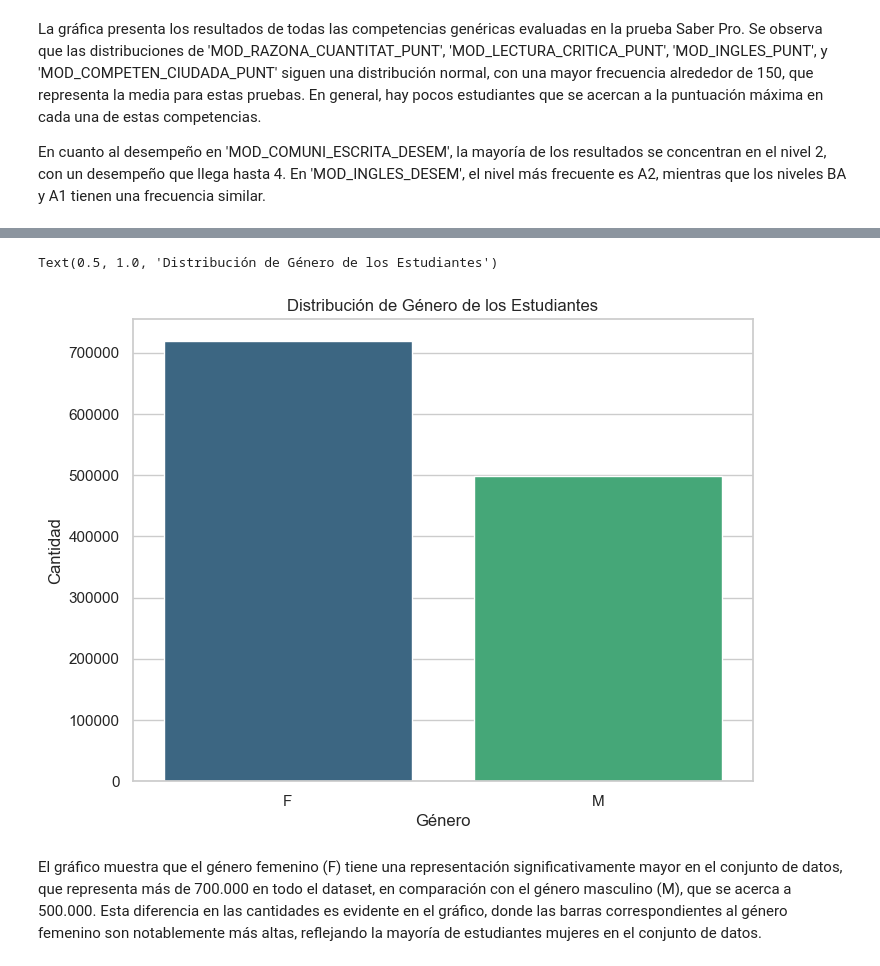
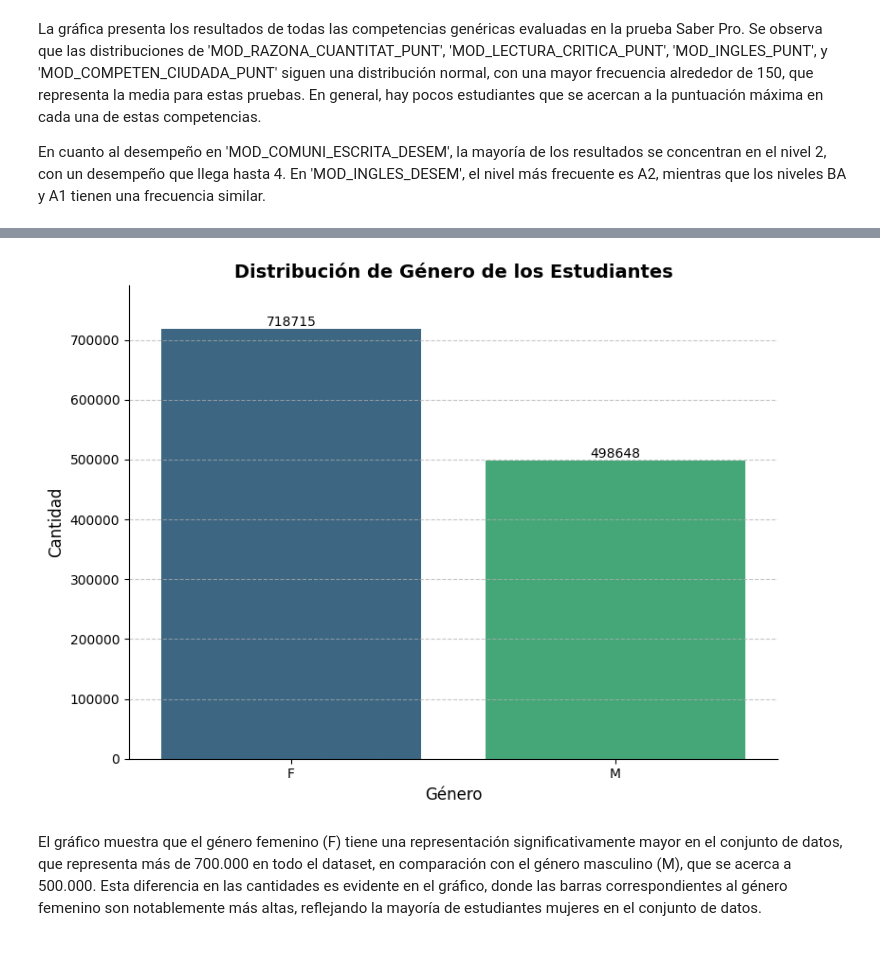
Before and after one commit to andresolanob/actividadesbootcampds, a Jupyter notebook: Entrega_actividad_2.ipynb, the cells around one changed output, grey strips where cells are left out. Drawn from its saved outputs; the diff is of its cells as text; code cells hidden in the pictures.

```diff
--- a/Entrega_actividad_2.ipynb
+++ b/Entrega_actividad_2.ipynb
@@ -23,6 +25,9 @@ file_name
 # %% [markdown]
 # 1. Data Extraction
 # %%
-df=pd.read_csv(path+ '\\' +file_name,sep=",",encoding='utf-8')
+full_path = os.path.join(path,file_name)
+print(full_path)
+#df=pd.read_csv(path+ '\\' +file_name,sep=",",encoding='utf-8')
+df=pd.read_csv(full_path,sep=",",encoding='utf-8', low_memory=True)
 df
 # %% [output]
@@ -179,12 +146,23 @@ print(conteos)
 # %%
 gender_counts = df['ESTU_GENERO'].value_counts().reset_index()
 gender_counts.columns = ['Género', 'Cantidad']
 
 plt.figure(figsize=(8, 6))
 sns.barplot(data=gender_counts, x='Género', y='Cantidad', palette='viridis')
-plt.title('Distribución de Género de los Estudiantes')
+plt.title('Distribución de Género de los Estudiantes', fontsize=14, weight='bold')
+plt.xlabel('Género', fontsize=12)
+plt.ylabel('Cantidad', fontsize=12)
+for index, row in gender_counts.iterrows():
+    plt.text(row.name, row['Cantidad'] + 0.5, f'{row["Cantidad"]}', ha='center', va='bottom', fontsize=10, color='black')
+# Estetica
+plt.grid(axis='y', linestyle='--', alpha=0.7)
+plt.xticks(rotation=0, ha='center', fontsize=10)
+plt.yticks(fontsize=10)
+plt.ylim(0, gender_counts['Cantidad'].max() * 1.1)  # Espacio en barra
+sns.despine()
+plt.tight_layout()
+plt.show()
 # %% [output]
-Text(0.5, 1.0, 'Distribución de Género de los Estudiantes')
-[figure, old version]
+[figure, new version]
 # %% [markdown]
 El gráfico muestra que el género femenino (F) tiene una representación significativamente mayor en el conjunto de datos, que representa más de 700.000 en todo el dataset,  en comparación con el género masculino (M), que se acerca a 500.000. Esta diferencia en las cantidades es evidente en el gráfico, donde las barras correspondientes al género femenino son notablemente más altas, reflejando la mayoría de estudiantes mujeres en el conjunto de datos.
```
Also changed, not shown: parts of 9 cells of this notebook.
